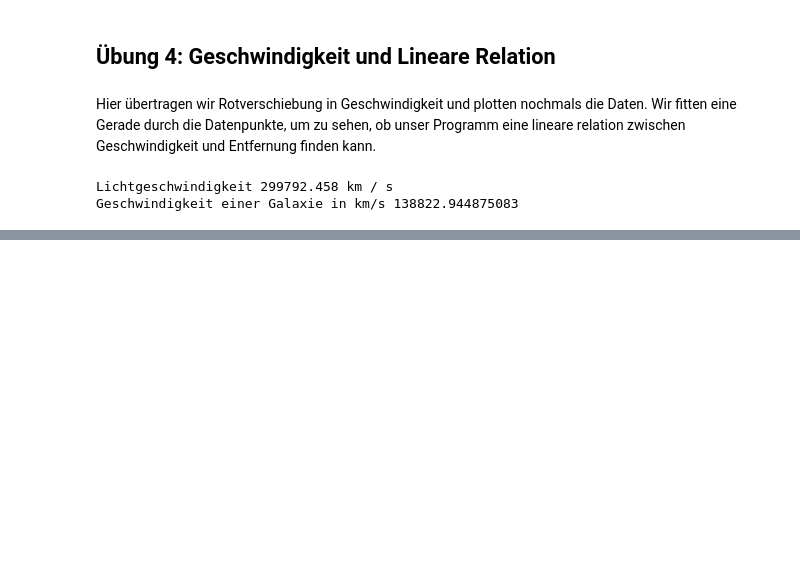
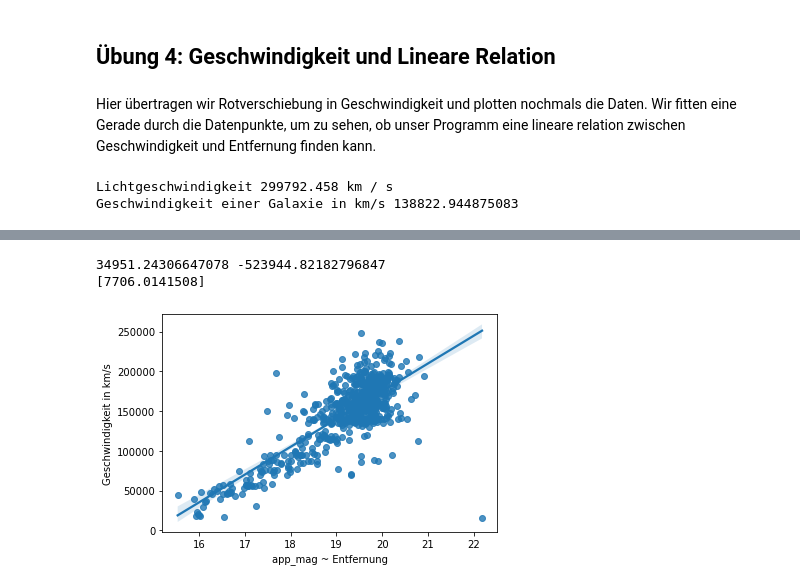
Before and after one commit to csheneka/labs-astro-teaching, a Jupyter notebook: SDSS_BOSS_Expansion_Universum_Student.ipynb, the cells around one changed output, grey strips where cells are left out. Saved outputs shown, nothing was run; the diff lists cells and outputs as text; code cells hidden in the pictures; blank space fills up the shorter version.

```diff
--- a/SDSS_BOSS_Expansion_Universum_Student.ipynb
+++ b/SDSS_BOSS_Expansion_Universum_Student.ipynb
@@ -216,3 +217,27 @@ print('Geschwindigkeit einer Galaxie in km/s', v[0])
 # %% [output]
 Lichtgeschwindigkeit 299792.458 km / s
 Geschwindigkeit einer Galaxie in km/s 138822.944875083
+# %%
+# Jetzt plotten wir Geschwindikeit gegen Helligkeit (Entfernung)
+m = data['app_mag']
+y = v
+
+# Lineare Regression der Geraden y = Steigung*x + Schnittpunkt
+Steigung, Schnittpunkt, r_value, p_value, std_err = stats.linregress(x=m,y=v)
+
+x = m[:,np.newaxis]
+Steigung2, _, _, _ = np.linalg.lstsq(x, y)
+
+print(Steigung,Schnittpunkt)
+print(Steigung2)
+
+# Das Programm soll eine Gerade fitten
+fit = sns.regplot(x=m,y=y)
+
+# Achsenbeschriftung
+fit.set_xlabel('app_mag ~ Entfernung')
+fit.set_ylabel('Geschwindigkeit in km/s')
+
+# Der Plot wird gezeigt
+plt.show()
+# %% [output]
@@ -218,0 +246,3 @@ Geschwindigkeit einer Galaxie in km/s 138822.944875083
+34951.24306647078 -523944.82182796847
+[7706.0141508]
+[figure, added]
```
Also changed, not shown: parts of 15 cells of this notebook.
